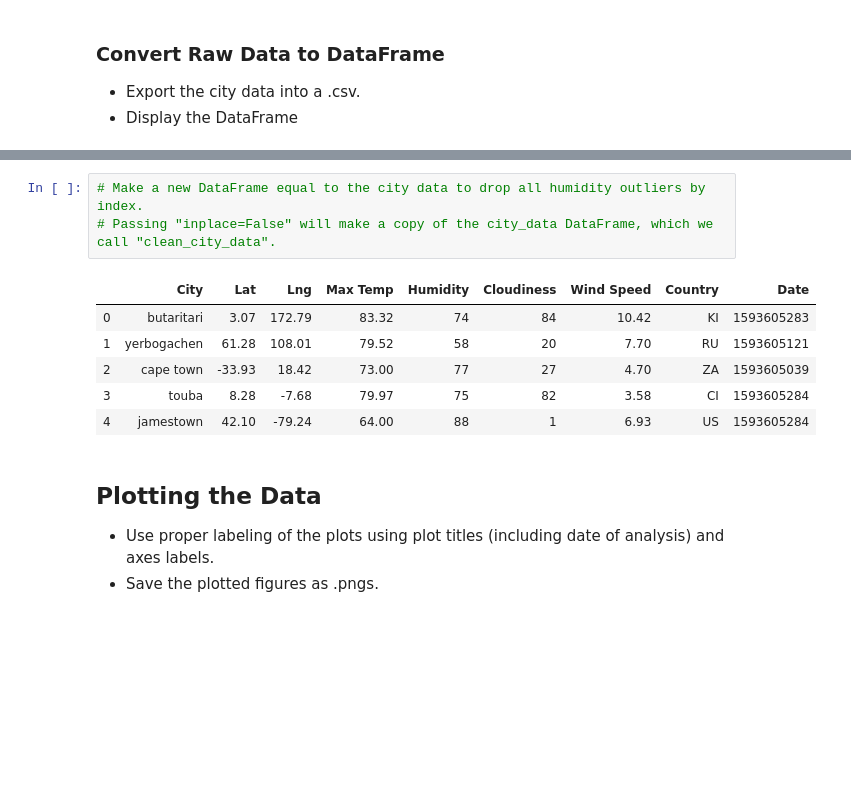
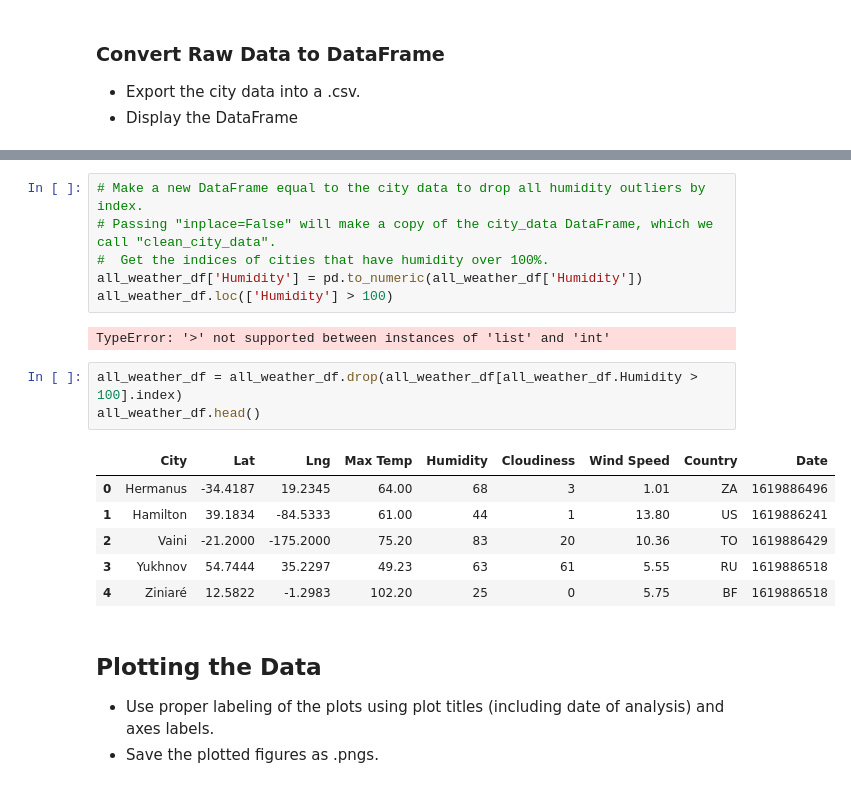
Before and after one commit to kjallen24/python-api-challenge, a Jupyter notebook: WeatherPy/WeatherPy.ipynb, the cells around one changed output, grey strips where cells are left out. Cells and saved outputs as stored; diff of their text form; blank space fills up the shorter version.

```diff
--- a/WeatherPy/WeatherPy.ipynb
+++ b/WeatherPy/WeatherPy.ipynb
@@ -185,13 +163,21 @@ Int64Index([], dtype='int64')
 # %%
 # Make a new DataFrame equal to the city data to drop all humidity outliers by index.
 # Passing "inplace=False" will make a copy of the city_data DataFrame, which we call "clean_city_data".
+#  Get the indices of cities that have humidity over 100%.
+all_weather_df['Humidity'] = pd.to_numeric(all_weather_df['Humidity'])
+all_weather_df.loc(['Humidity'] > 100)
 # %% [output]
-|  | City | Lat | Lng | Max Temp | Humidity | Cloudiness | Wind Speed | Country | Date |
-| 0 | butaritari | 3.07 | 172.79 | 83.32 | 74 | 84 | 10.42 | KI | 1593605283 |
-| 1 | yerbogachen | 61.28 | 108.01 | 79.52 | 58 | 20 | 7.70 | RU | 1593605121 |
-| 2 | cape town | -33.93 | 18.42 | 73.00 | 77 | 27 | 4.70 | ZA | 1593605039 |
-| 3 | touba | 8.28 | -7.68 | 79.97 | 75 | 82 | 3.58 | CI | 1593605284 |
-| 4 | jamestown | 42.10 | -79.24 | 64.00 | 88 | 1 | 6.93 | US | 1593605284 |
+TypeError: '>' not supported between instances of 'list' and 'int'
+# %%
+all_weather_df = all_weather_df.drop(all_weather_df[all_weather_df.Humidity > 100].index)
+all_weather_df.head()
+# %% [output]
+|  | City | Lat | Lng | Max Temp | Humidity | Cloudiness | Wind Speed | Country | Date |
+| 0 | Hermanus | -34.4187 | 19.2345 | 64.00 | 68 | 3 | 1.01 | ZA | 1619886496 |
+| 1 | Hamilton | 39.1834 | -84.5333 | 61.00 | 44 | 1 | 13.80 | US | 1619886241 |
+| 2 | Vaini | -21.2000 | -175.2000 | 75.20 | 83 | 20 | 10.36 | TO | 1619886429 |
+| 3 | Yukhnov | 54.7444 | 35.2297 | 49.23 | 63 | 61 | 5.55 | RU | 1619886518 |
+| 4 | Ziniaré | 12.5822 | -1.2983 | 102.20 | 25 | 0 | 5.75 | BF | 1619886518 |
 # %% [markdown]
 ## Plotting the Data
 * Use proper labeling of the plots using plot titles (including date of analysis) and axes labels.
```
Also changed, not shown: parts of 15 cells of this notebook, 1 other file.
